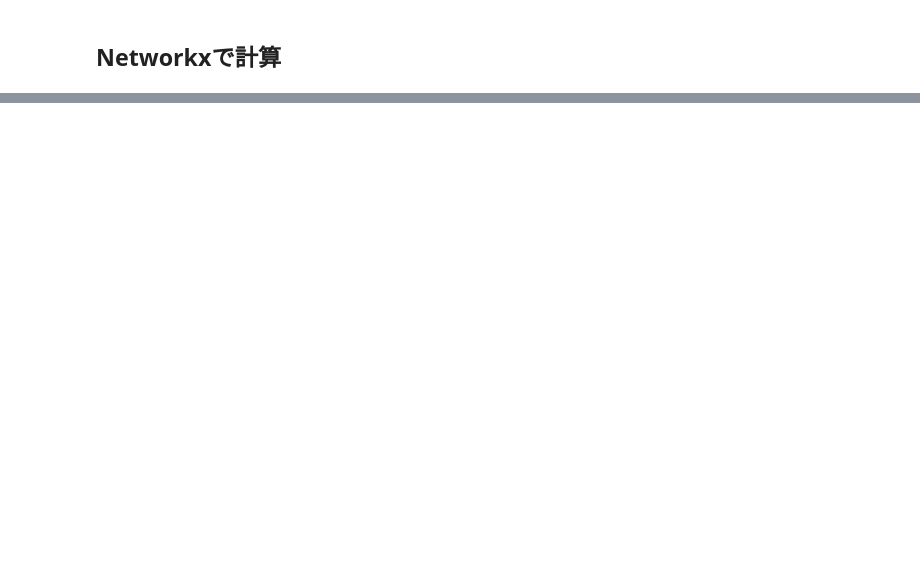
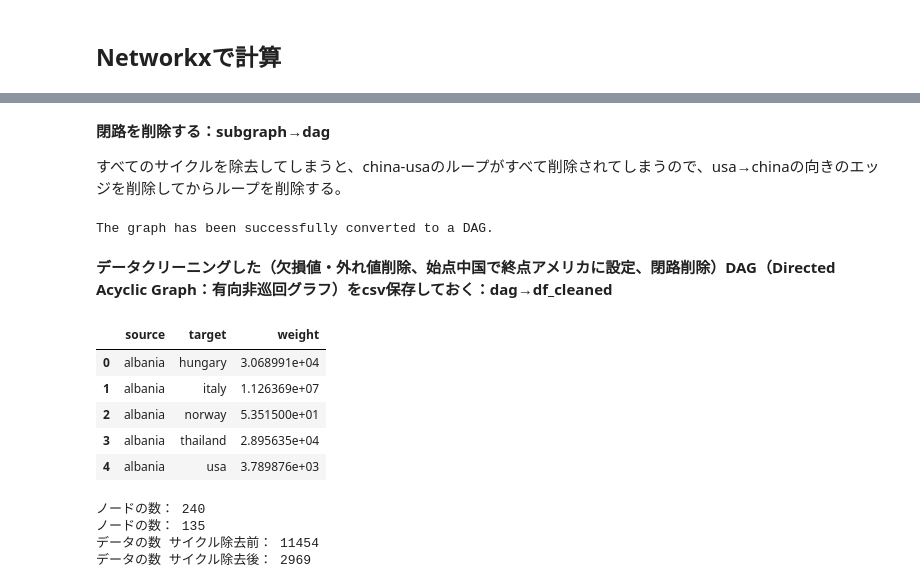
Before and after one commit to Harukokoko/Haruka-Nakagawa, a Jupyter notebook: ★uncomtrade_DLdata.ipynb, the cells around one changed output, grey strips where cells are left out. Saved outputs shown, nothing was run; the diff lists cells and outputs as text; code cells hidden in the pictures; blank space fills up the shorter version.

```diff
--- a/★uncomtrade_DLdata.ipynb
+++ b/★uncomtrade_DLdata.ipynb
@@ -1090,0 +657,50 @@ plt.show()
+# %% [markdown]
+**閉路を削除する：subgraph→dag**
+
+
+すべてのサイクルを除去してしまうと、china-usaのループがすべて削除されてしまうので、usa→chinaの向きのエッジを削除してからループを削除する。
+# %%
+def convert_to_dag_with_last_edge_removal_safe(subgraph, source="china", target="usa"):
+    """
+    サイクルを効率的に削除してDAGに変換する。
+    サイクルを閉じる最後のエッジを慎重に削除。
+    """
+    dag = subgraph.copy()  # サブグラフのコピーを作成
+
+    # 1. 始点（china）と終点（usa）の間の逆向きエッジを削除
+    if dag.has_edge(target, source):
+        dag.remove_edge(target, source)
+
+    # 2. サイクルを検出して削除
+    while True:
+        try:
+            # 最初のサイクルを取得
+            cycle = next(nx.simple_cycles(dag))
+            # サイクルを閉じる最後のエッジを削除（慎重に行う）
+            last_edge = (cycle[-1], cycle[0])
+            # 削除しても `china` → `usa` のパスが残る場合のみ削除
+            temp_dag = dag.copy()
+            temp_dag.remove_edge(*last_edge)
+            if nx.has_path(temp_dag, source, target):  # パスが残る場合
+                dag.remove_edge(*last_edge)
+        except StopIteration:
+            # サイクルがなくなったら終了
+            break
+
+    # 3. DAGになったか確認
+    if nx.is_directed_acyclic_graph(dag):
+        print("The graph has been successfully converted to a DAG.")
+    else:
+        raise ValueError("The graph still contains cycles.")
+
+    return dag
+
+# 実行
+dag = convert_to_dag_with_last_edge_removal_safe(subgraph, source="china", target="usa")
+# %% [output]
+The graph has been successfully converted to a DAG.
+# %% [markdown]
+**データクリーニングした（欠損値・外れ値削除、始点中国で終点アメリカに設定、閉路削除）DAG（Directed Acyclic Graph：有向非巡回グラフ）をcsv保存しておく：dag→df_cleaned**
+# %%
+# dagのエッジリストを取得してデータフレーム化しておく
+df_cleaned = nx.to_pandas_edgelist(dag)
@@ -1090,0 +717,20 @@ plt.show()
+# %%
+# 保存されたデータフレームの先頭を確認
+df_cleaned.head()
+# %% [output]
+|  | source | target | weight |
+| 0 | albania | hungary | 3.068991e+04 |
+| 1 | albania | italy | 1.126369e+07 |
+| 2 | albania | norway | 5.351500e+01 |
+| 3 | albania | thailand | 2.895635e+04 |
+| 4 | albania | usa | 3.789876e+03 |
+# %%
+print("ノードの数：", nx.number_of_nodes(G))
+print("ノードの数：", nx.number_of_nodes(subgraph))
+print("データの数 サイクル除去前：", df.shape[0])
+print("データの数 サイクル除去後：", df_cleaned.shape[0])
+# %% [output]
+ノードの数： 240
+ノードの数： 135
+データの数 サイクル除去前： 11454
+データの数 サイクル除去後： 2969
```
Also changed, not shown: parts of 80 cells of this notebook.
